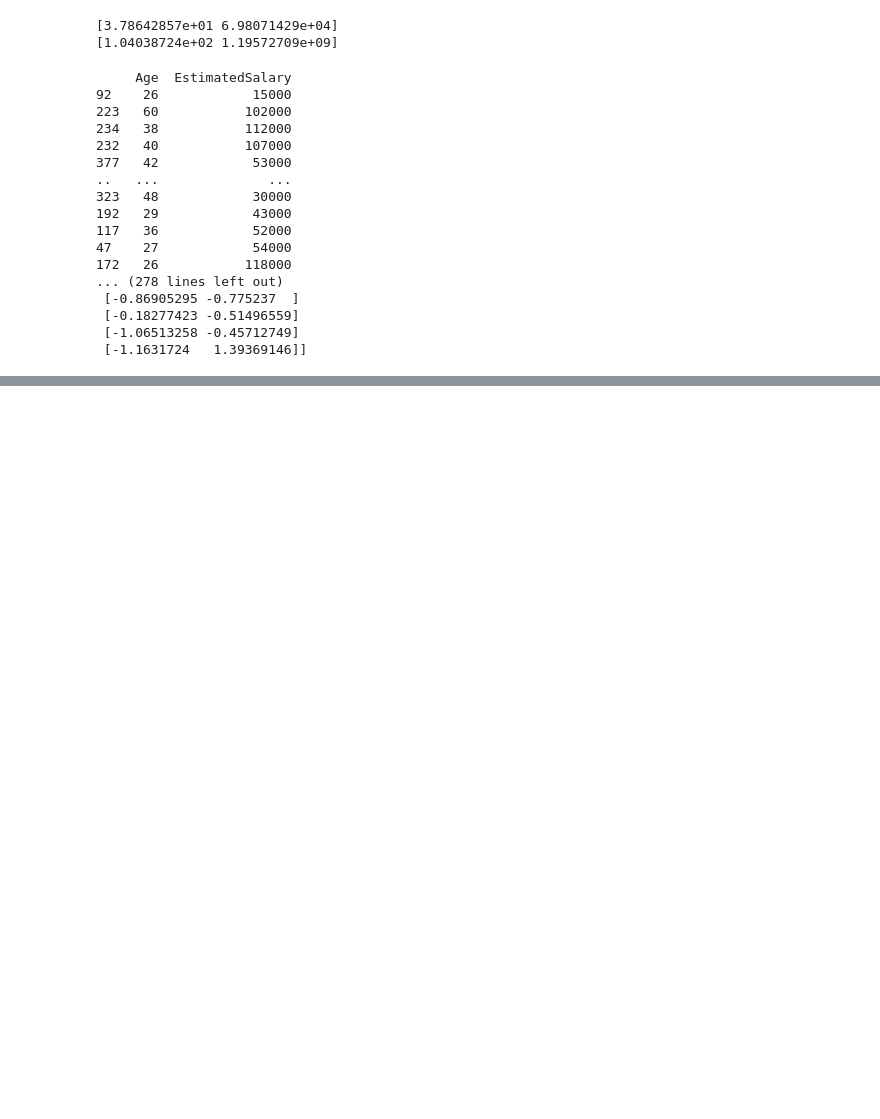
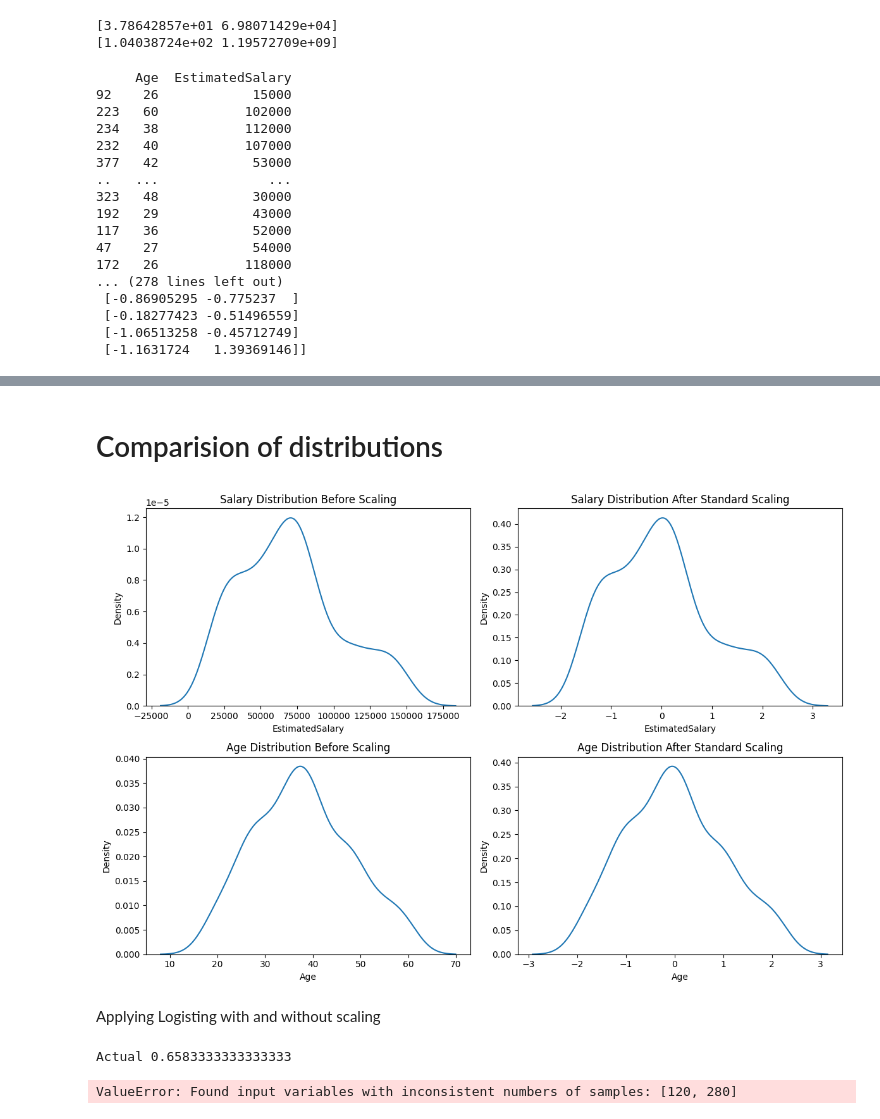
Before and after one commit to naveen3830/Machine_Learning, a Jupyter notebook: Feature Engineering/1_FeatureScaling.ipynb, the cells around one changed output, grey strips where cells are left out. Cells and saved outputs as stored; diff of their text form; code cells hidden in the pictures; blank space fills up the shorter version.

```diff
--- a/Feature Engineering/1_FeatureScaling.ipynb
+++ b/Feature Engineering/1_FeatureScaling.ipynb
@@ -93,0 +149,43 @@ print(x_train_scaled)
+# %% [markdown]
+# Comparision of distributions
+# %%
+# Create subplots
+fig, ((ax1, ax2), (ax3, ax4)) = plt.subplots(nrows=2, ncols=2, figsize=(12, 8))
+
+# Before scaling - Salary Distribution
+ax1.set_title('Salary Distribution Before Scaling')
+sns.kdeplot(x_train['EstimatedSalary'], ax=ax1)
+
+# After scaling - Salary Distribution
+ax2.set_title('Salary Distribution After Standard Scaling')
+sns.kdeplot(x_train_scaled['EstimatedSalary'], ax=ax2)
+
+# Before scaling - Age Distribution
+ax3.set_title('Age Distribution Before Scaling')
+sns.kdeplot(x_train['Age'], ax=ax3)
+
+# After scaling - Age Distribution
+ax4.set_title('Age Distribution After Standard Scaling')
+sns.kdeplot(x_train_scaled['Age'], ax=ax4)
+
+# Adjust layout
+plt.tight_layout()
+plt.show()
+# %% [output]
+[figure, added]
+# %% [markdown]
+Applying Logisting with and without scaling
+# %%
+from sklearn.linear_model import LogisticRegression
+lr = LogisticRegression()
+lr_scaled = LogisticRegression()
+lr.fit(x_train,y_train)
+lr_scaled.fit(x_train_scaled,y_train)
+y_pred = lr.predict(x_test)
+y_pred_scaled = lr_scaled.predict(x_test_scaled)
+from sklearn.metrics import accuracy_score
+print("Actual",accuracy_score(y_test,y_pred))
+print("Scaled",accuracy_score(y_test,y_pred_scaled))
+# %% [output]
+Actual 0.6583333333333333
+ValueError: Found input variables with inconsistent numbers of samples: [120, 280]
```
Also changed, not shown: parts of 8 cells of this notebook.
